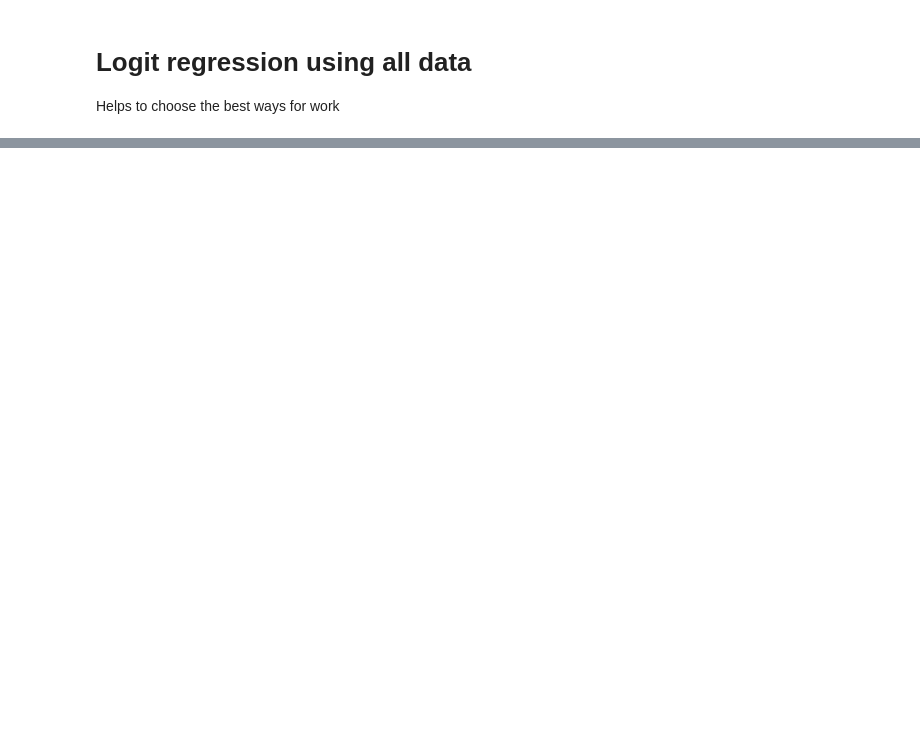
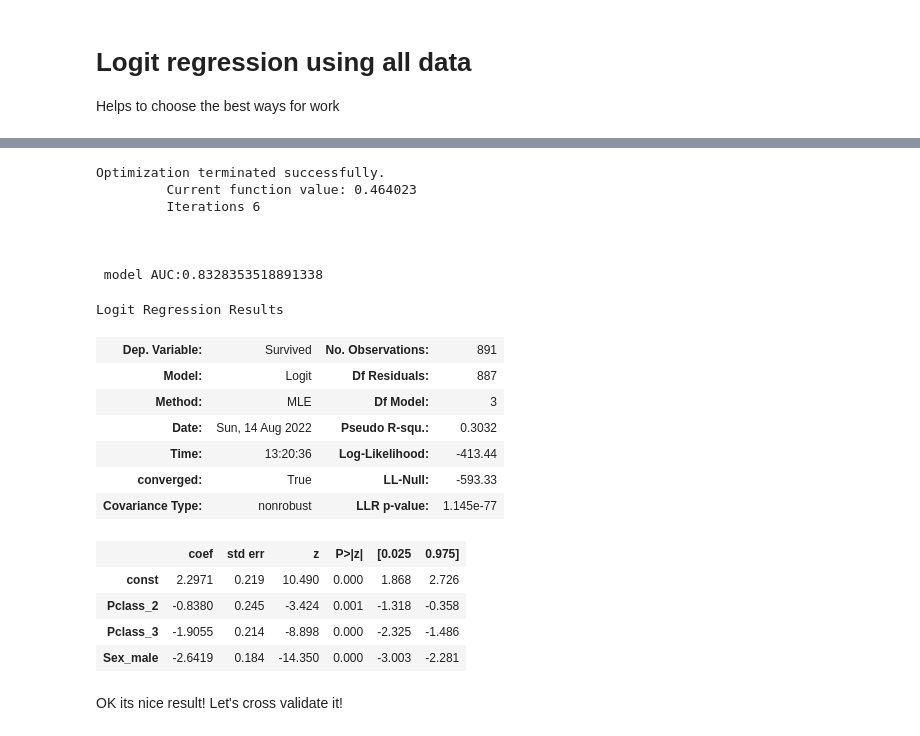
Before and after one commit to Dranikf/titanic_solution, a Jupyter notebook: solution.ipynb, the cells around one changed output, grey strips where cells are left out. Saved outputs shown, nothing was run; the diff lists cells and outputs as text; code cells hidden in the pictures; blank space fills up the shorter version.

```diff
--- a/solution.ipynb
+++ b/solution.ipynb
@@ -163,0 +350,44 @@ pd_OHE(
+# %%
+simple_model_train = add_constant(pd_OHE(
+    train[[
+        "Pclass", "Sex"
+    ]],
+    sk_OHE_kwarg = {"drop" : "first"}
+))
+
+simple_model = Logit(
+    train["Survived"],
+    simple_model_train
+).fit(maxiter = 500)
+
+
+print(
+    "\n \n \n model AUC:" + \
+    str(roc_auc_score(train["Survived"], simple_model.predict())) + \
+    "\n \n \n"
+)
+
+simple_model.summary()
+# %% [output]
+Optimization terminated successfully.
+         Current function value: 0.464023
+         Iterations 6
+
+
+
+ model AUC:0.8328353518891338
+Logit Regression Results
+| Dep. Variable: | Survived | No. Observations: | 891 |
+| Model: | Logit | Df Residuals: | 887 |
+| Method: | MLE | Df Model: | 3 |
+| Date: | Sun, 14 Aug 2022 | Pseudo R-squ.: | 0.3032 |
+| Time: | 13:20:36 | Log-Likelihood: | -413.44 |
+| converged: | True | LL-Null: | -593.33 |
+| Covariance Type: | nonrobust | LLR p-value: | 1.145e-77 |
+|  | coef | std err | z | P>|z| | [0.025 | 0.975] |
+| const | 2.2971 | 0.219 | 10.490 | 0.000 | 1.868 | 2.726 |
+| Pclass_2 | -0.8380 | 0.245 | -3.424 | 0.001 | -1.318 | -0.358 |
+| Pclass_3 | -1.9055 | 0.214 | -8.898 | 0.000 | -2.325 | -1.486 |
+| Sex_male | -2.6419 | 0.184 | -14.350 | 0.000 | -3.003 | -2.281 |
+# %% [markdown]
+OK its nice result! Let's cross validate it!
```
Also changed, not shown: parts of 24 cells of this notebook.
